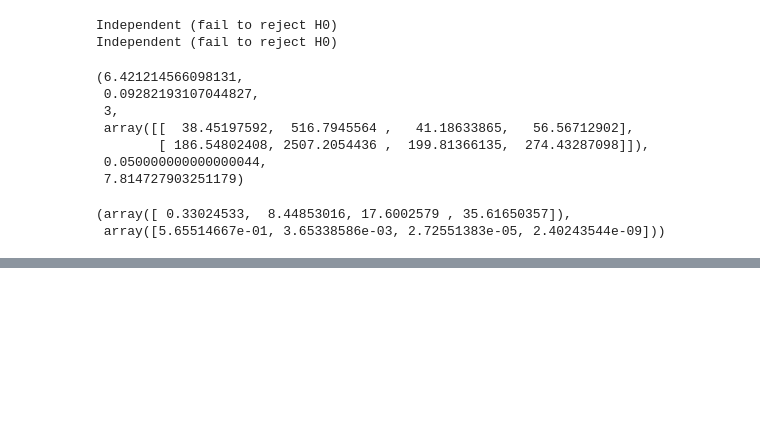
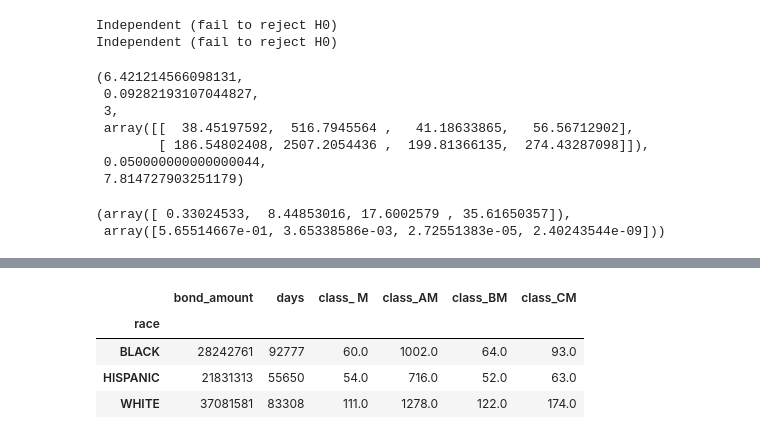
Before and after one commit to SlothDream/SBCap1_CT, a Jupyter notebook: CT_Inferential.ipynb, the cells around one changed output, grey strips where cells are left out. Drawn from its saved outputs; the diff is of its cells as text; code cells hidden in the pictures; blank space fills up the shorter version.

```diff
--- a/CT_Inferential.ipynb
+++ b/CT_Inferential.ipynb
@@ -453,0 +556,8 @@ chi, p
+# %%
+offense_df_post.head()
+# %% [output]
+|  | bond_amount | days | class_ M | class_AM | class_BM | class_CM |
+| race |  |  |  |  |  |  |
+| BLACK | 28242761 | 92777 | 60.0 | 1002.0 | 64.0 | 93.0 |
+| HISPANIC | 21831313 | 55650 | 54.0 | 716.0 | 52.0 | 63.0 |
+| WHITE | 37081581 | 83308 | 111.0 | 1278.0 | 122.0 | 174.0 |
```
Also changed, not shown: parts of 33 cells of this notebook.
